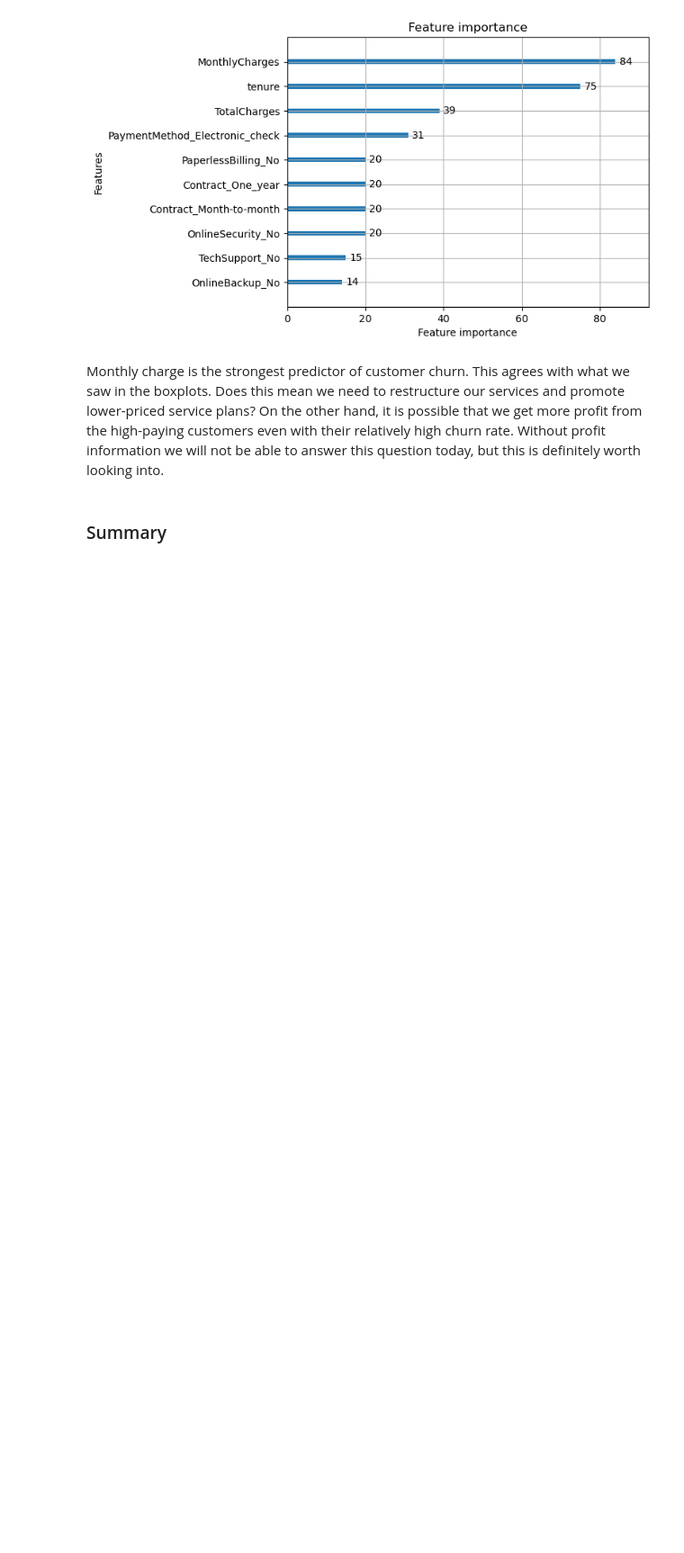
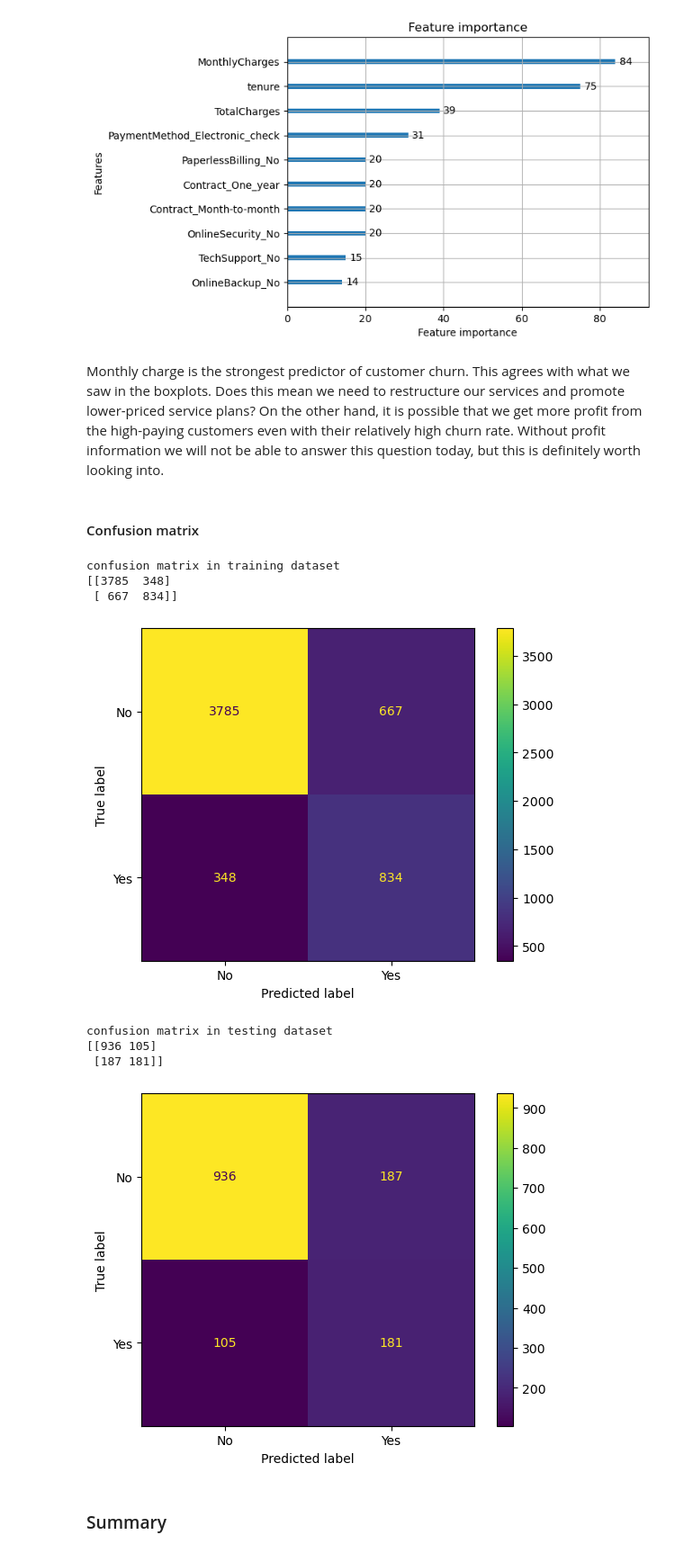
Before and after one commit to EnergizeStatistics/csca5622week7, a Jupyter notebook: main.ipynb, the cells around one changed output. Shown: that part at 90% size. Drawn from its saved outputs; the diff is of its cells as text; code cells hidden in the pictures; blank space fills up the shorter version.

```diff
--- a/main.ipynb
+++ b/main.ipynb
@@ -296 +322,4 @@ We have performed general data cleaning and reindexing before EDA.
+# %%
+lb = LabelEncoder()
+df['Churn'] = lb.fit_transform(df['Churn'])
 # %% [markdown]
@@ -306,7 +333,3 @@ df['TotalCharges'] = np.log(df['TotalCharges'] + 0.01)
-# %%
-# transform target
-lb = LabelBinarizer()
-df['Churn'] = lb.fit_transform(df['Churn'])
 # %% [markdown]
 ### One-hot encoding
 
@@ -466,5 +489,25 @@ lgb.plot_importance(final_clf_lgb, max_num_features=10)
 [figure]
 # %% [markdown]
 Monthly charge is the strongest predictor of customer churn. This agrees with what we saw in the boxplots. Does this mean we need to restructure our services and promote lower-priced service plans? On the other hand, it is possible that we get more profit from the high-paying customers even with their relatively high churn rate. Without profit information we will not be able to answer this question today, but this is definitely worth looking into.
+# %% [markdown]
+#### Confusion matrix
+# %%
+print('confusion matrix in training dataset')
+print(confusion_matrix(y_train, lgb_cv.predict(X_train)))
+ConfusionMatrixDisplay.from_predictions(lb.inverse_transform(lgb_cv.predict(X_train)), lb.inverse_transform(y_train))
+plt.show()
+print('confusion matrix in testing dataset')
+print(confusion_matrix(y_test, lgb_cv.predict(X_test)))
+ConfusionMatrixDisplay.from_predictions(lb.inverse_transform(lgb_cv.predict(X_test)), lb.inverse_transform(y_test))
+plt.show()
+# %% [output]
+confusion matrix in training dataset
+[[3785  348]
+ [ 667  834]]
+[figure, added]
+confusion matrix in testing dataset
+[[936 105]
+ [187 181]]
+[figure, added]
 # %% [markdown]
 ### Summary
```
Also changed, not shown: parts of 46 cells of this notebook.
